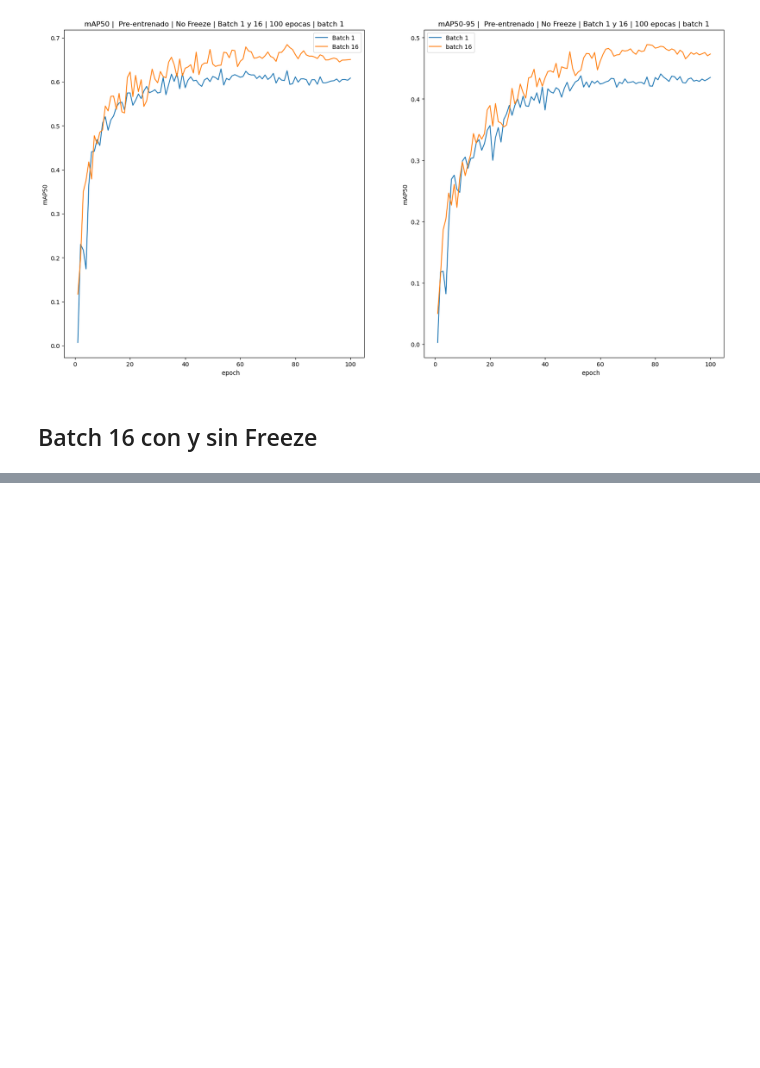
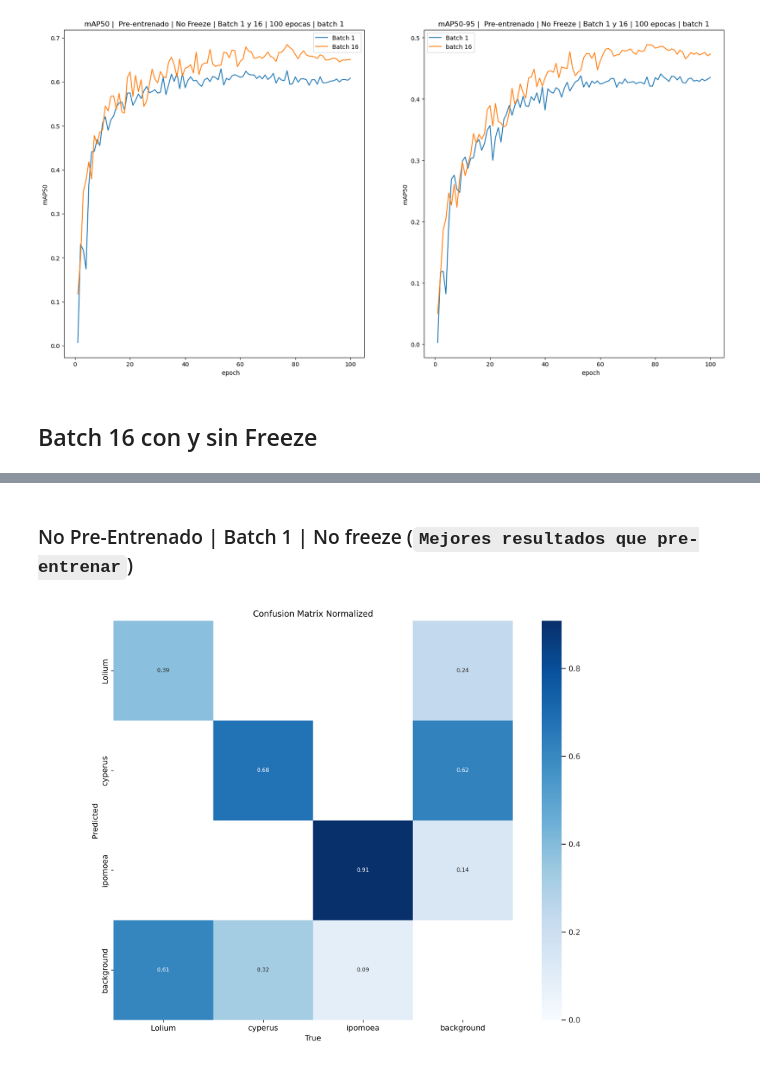
Before and after one commit to DanielPS555/TSCF-detector-malezas, a Jupyter notebook: datos_estadisticos/graficas mAP50 y mAP50-95.ipynb, the cells around one changed output, grey strips where cells are left out. Drawn from its saved outputs; the diff is of its cells as text; code cells hidden in the pictures; blank space fills up the shorter version.

```diff
--- a/datos_estadisticos/graficas mAP50 y mAP50-95.ipynb
+++ b/datos_estadisticos/graficas mAP50 y mAP50-95.ipynb
@@ -158,0 +171,6 @@ df_maps50_90.plot( title= 'mAP50-95 |  Pre-entrenado |  Freeze 10 | Batch 16 | 2
+# %% [markdown]
+### No Pre-Entrenado | Batch 1 | No freeze (`Mejores resultados que pre-entrenar`)
+# %%
+display(Image(filename="../resultados_ejecucciones/yolov9c - NO PRENTRENADO - batch 1 - 100 epocas - no freeze/confusion_matrix_normalized.png", width=600))
+# %% [output]
+[figure, added]
```
Also changed, not shown: parts of 18 cells of this notebook.
